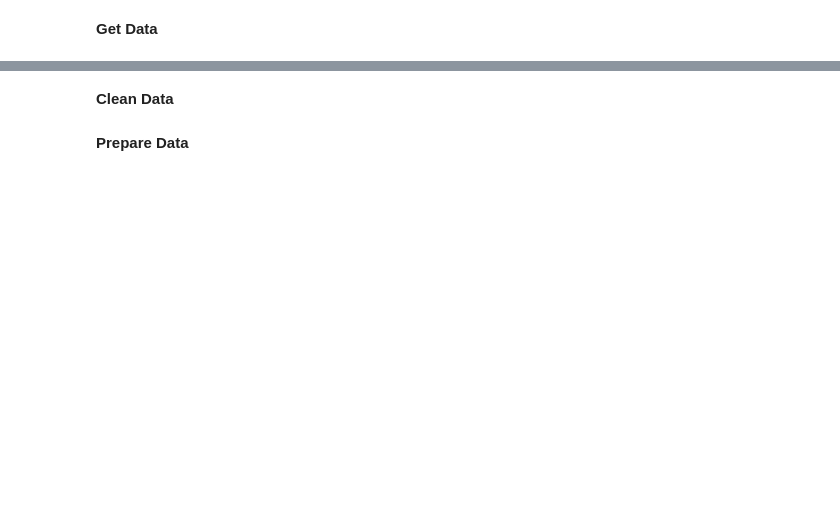
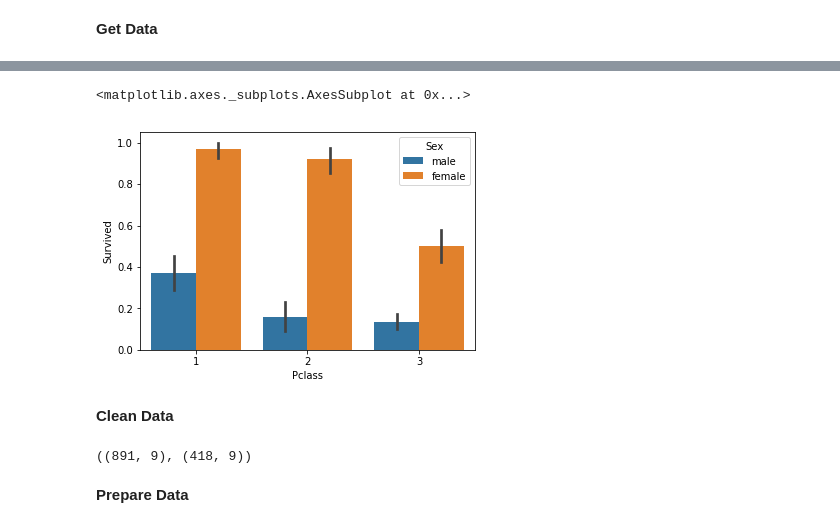
Before and after one commit to forgetz/KaggleTitanic, a Jupyter notebook: titanic.ipynb, the cells around one changed output, grey strips where cells are left out. Drawn from its saved outputs; the diff is of its cells as text; code cells hidden in the pictures; blank space fills up the shorter version.

```diff
--- a/titanic.ipynb
+++ b/titanic.ipynb
@@ -38,10 +85,17 @@ train_df[['Sex', 'Survived']].groupby(['Sex'], as_index=False).mean()
+# %%
+sns.barplot('Pclass', 'Survived', hue='Sex', data = train_df)
+# %% [output]
+<matplotlib.axes._subplots.AxesSubplot at 0x...>
+[figure, added]
 # %% [markdown]
 **Clean Data**
 # %%
-train_df = train_df.drop(['Ticket', 'Cabin', 'Name', 'PassengerId'], axis=1)
-test_df = test_df.drop(['Ticket', 'Cabin', 'Name'], axis=1)
+train_df = train_df.drop(['Ticket', 'Cabin', 'PassengerId'], axis=1)
+test_df = test_df.drop(['Ticket', 'Cabin'], axis=1)
 combine = [train_df, test_df]
 train_df.shape, test_df.shape
+# %% [output]
+((891, 9), (418, 9))
 # %% [markdown]
 **Prepare Data**
 # %%
```
Also changed, not shown: parts of 33 cells of this notebook.
